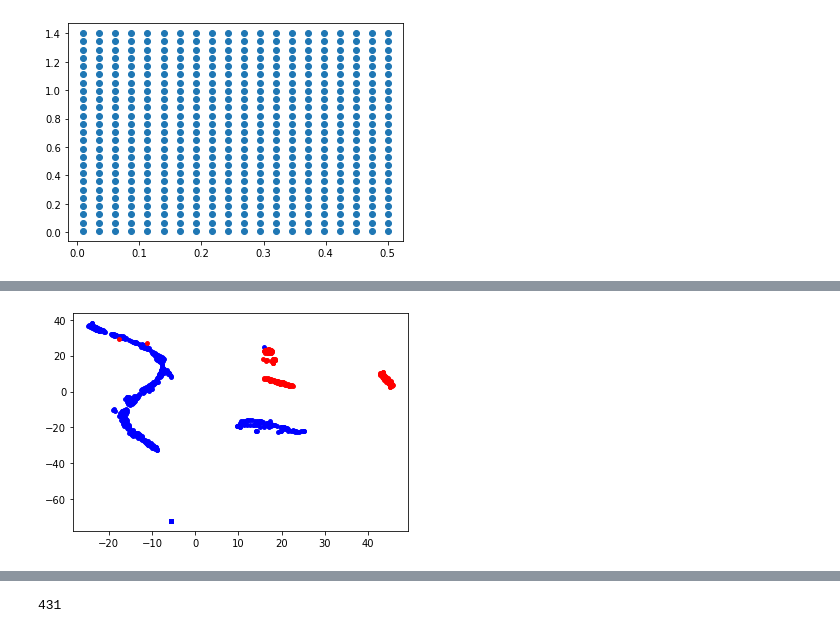
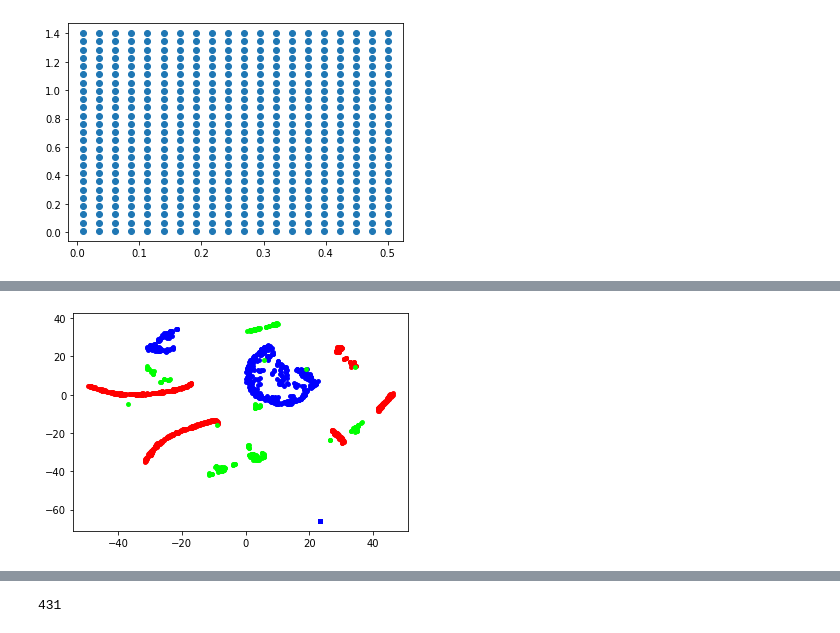
Before and after one commit to johnlyzhou/decision-making, a Jupyter notebook: notebooks/jlz-dev-1.0.ipynb, the cells around one changed output, grey strips where cells are left out. Drawn from its saved outputs; the diff is of its cells as text; code cells hidden in the pictures.

Commit message:
tested feature standardization, clustering on 4 features, tsne embedding with real data

```diff
--- a/notebooks/jlz-dev-1.0.ipynb
+++ b/notebooks/jlz-dev-1.0.ipynb
@@ -11,3 +27,6 @@ ql_feats = np.load("/Users/johnzhou/research/decision-making/data/qlearning_sim_
 ql_labels = np.load("/Users/johnzhou/research/decision-making/data/qlearning_sim_labels.npy")
 inf_feats = np.load("/Users/johnzhou/research/decision-making/data/inference_sim_features.npy")
 inf_labels = np.load("/Users/johnzhou/research/decision-making/data/inference_sim_labels.npy")
+real_feats = np.load("/Users/johnzhou/research/decision-making/data/DynamicForaging/real_data.npy").T
+print(inf_feats.shape)
+og_feats = np.concatenate((ql_feats, inf_feats, real_feats), axis=1).T
@@ -14,7 +35,6 @@ inf_labels = np.load("/Users/johnzhou/research/decision-making/data/inference_si
 # %%
-print(ql_feats.shape)
-print(ql_labels.shape)
-print(inf_feats.shape)
-print(inf_labels.shape)
-ql_feats[1, :] /= 7
-inf_feats[1, :] /= 1.7
+
+
+ql_feats = (ql_feats - np.expand_dims(np.mean(ql_feats, axis=1), 1)) / np.expand_dims(np.std(ql_feats, axis=1), 1)
+inf_feats = (inf_feats - np.expand_dims(np.mean(inf_feats, axis=1), 1)) / np.expand_dims(np.std(inf_feats, axis=1), 1)
+real_feats = (real_feats - np.expand_dims(np.mean(real_feats, axis=1), 1)) / np.expand_dims(np.std(real_feats, axis=1), 1)
@@ -41,5 +53,6 @@ from sklearn.cluster import KMeans
 # %%
-all_feats = np.concatenate((ql_feats, inf_feats), axis=1).T
+all_feats = np.concatenate((ql_feats, inf_feats, real_feats), axis=1).T
+
 X_embedded = TSNE(n_components=2, perplexity=30, learning_rate='auto', init='pca').fit_transform(all_feats)
 print(X_embedded.shape)
 # %% [output]
@@ -66,10 +92,12 @@ plt.show()
 # %%
 plt.figure()
 for idx, pt in enumerate(X_embedded):
     if idx < 500:
         plt.scatter(*pt, color='blue', s=15)
+    elif idx < 1000:
+        plt.scatter(*pt, color='red', s=15)
     else:
-        plt.scatter(*pt, color='red', s=15)
+        plt.scatter(*pt, color='lime', s=15)
 plt.show()
 # %% [output]
-[figure, old version]
+[figure, new version]
```
Also changed, not shown: parts of 15 cells of this notebook, 1 other file.
